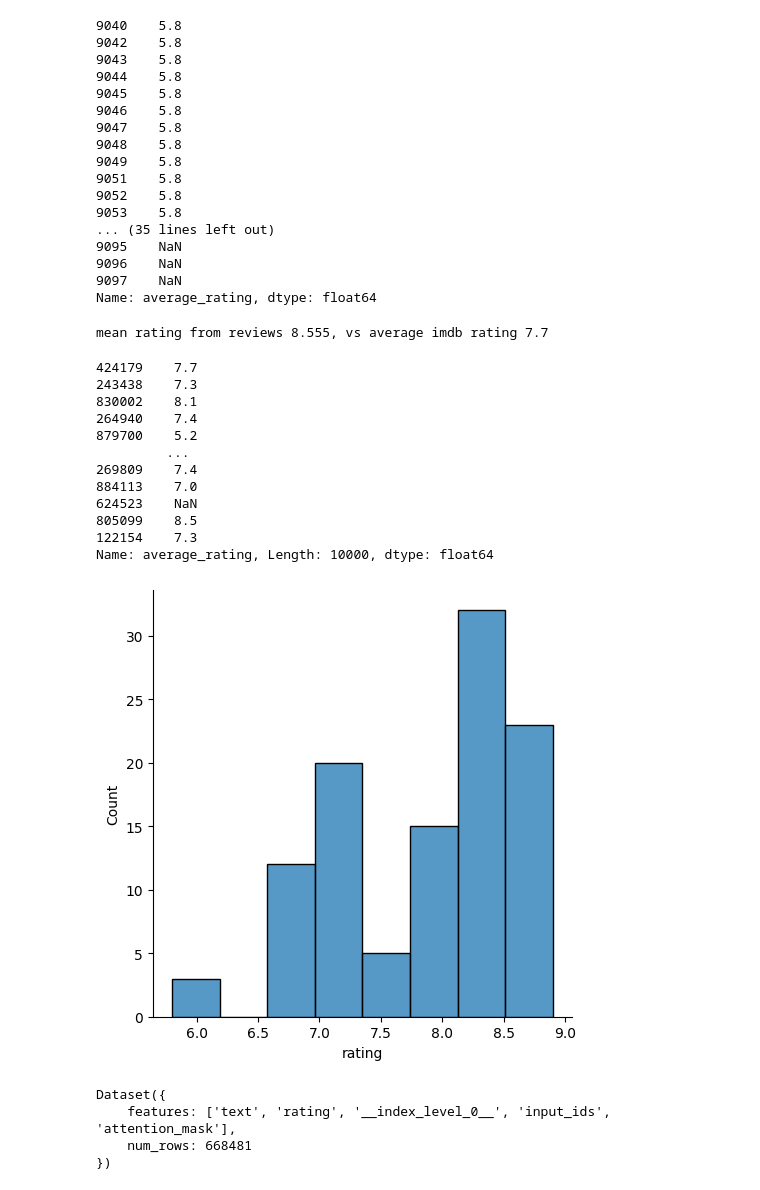
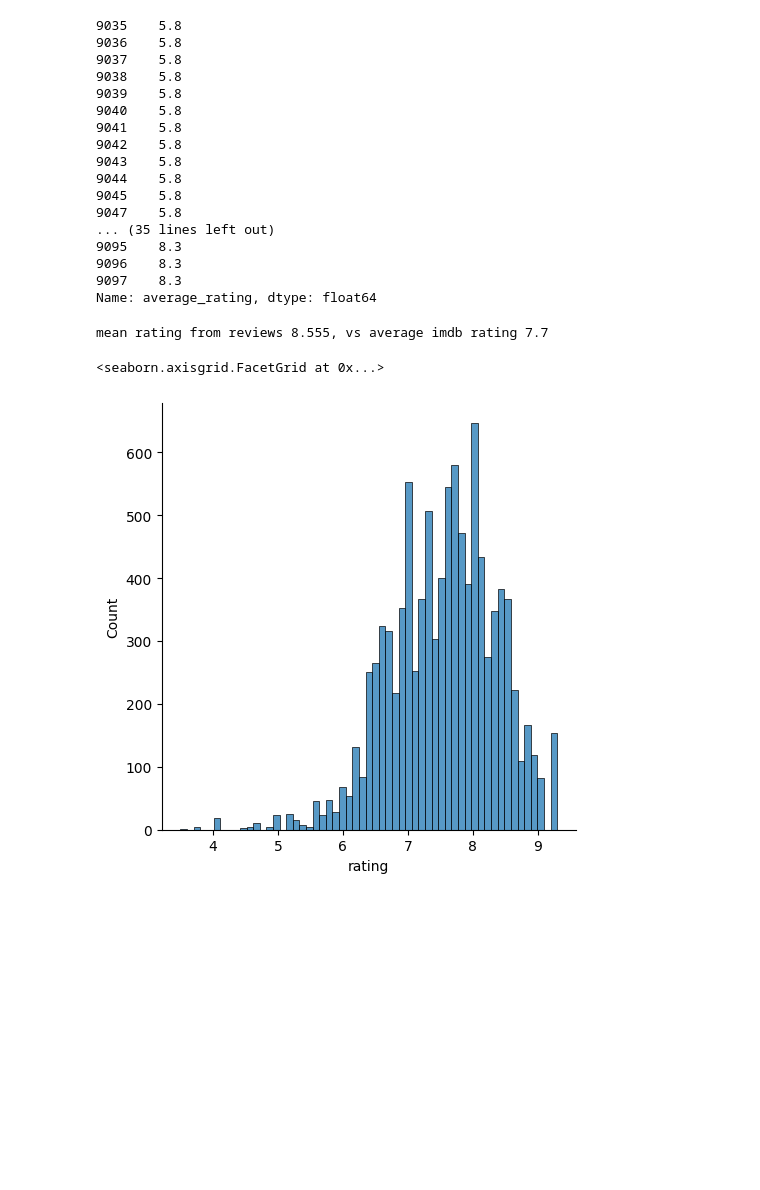
Before and after one commit to lauritswl/NLP_IMDb_Exam, a Jupyter notebook: Scripts/Data_Cleaning.ipynb, the cells around one changed output. Drawn from its saved outputs; the diff is of its cells as text; code cells hidden in the pictures; blank space fills up the shorter version.

Commit message:
Pushing current development to return to NLP ucloud workspace

```diff
--- a/Scripts/Data_Cleaning.ipynb
+++ b/Scripts/Data_Cleaning.ipynb
@@ -3,7 +3,7 @@
 import pandas as pd
 # %%
 # Load dataframe into environment
-#IMDb_dataframe = pd.read_csv('/work/NLP/NLP_IMDb_Exam/Data/review_dataframe.csv')
+IMDb_dataframe = pd.read_csv('/work/NLP/NLP_IMDb_Exam/Data/review_dataframe.csv')
 IMDb_dataframe[IMDb_dataframe['movie_title'] == "2001_ A Space Odyssey"]
 # %% [output]
 |  | movie_title | year | rating | title | review | average_rating |
@@ -39,22 +27,22 @@ Name: 9098, dtype: object
 # %%
 IMDb_dataframe['average_rating'].iloc[8450:8500]
 # %% [output]
+9035    5.8
+9036    5.8
+9037    5.8
+9038    5.8
+9039    5.8
 9040    5.8
+9041    5.8
 9042    5.8
 9043    5.8
 9044    5.8
 9045    5.8
-9046    5.8
 9047    5.8
-9048    5.8
-9049    5.8
-9051    5.8
-9052    5.8
-9053    5.8
 ... (35 lines left out)
-9095    NaN
-9096    NaN
-9097    NaN
+9095    8.3
+9096    8.3
+9097    8.3
 Name: average_rating, dtype: float64
 # %%
 # Find a way to plot distributions of average_rating and infered rating. Also plot difference.
@@ -82,59 +70,21 @@ from transformers import DataCollatorForTokenClassification
 # %%
 from sentence_transformers import SentenceTransformer
 import seaborn as sns
 bertmodel = SentenceTransformer('sentence-transformers/all-MiniLM-L6-v2') # Choose the sentence transformer, most popular used
 
 # Subset of data for testing implementation:
 IMDb_subset = IMDb_dataframe.sample(n=10000, random_state=76)
 
 
 reviews_embedding = bertmodel.encode(IMDb_subset["review"].tolist()) #Embed the reviews in embedding space
+
+
 emb = pd.DataFrame(reviews_embedding) # Pandas dataframe of embeddings
+emb.index = IMDb_subset.index
+
 
 emb['rating'] = pd.to_numeric(IMDb_subset['average_rating'], errors='coerce')
 sns.displot(emb['rating'], )
-pd.to_numeric(IMDb_subset['average_rating'], errors='coerce')
 # %% [output]
-424179    7.7
-243438    7.3
-830002    8.1
-264940    7.4
-879700    5.2
-         ...
-269809    7.4
-884113    7.0
-624523    NaN
-805099    8.5
-122154    7.3
-Name: average_rating, Length: 10000, dtype: float64
+<seaborn.axisgrid.FacetGrid at 0x...>
-[figure, old version]
+[figure, new version]
-# %%
-from datasets import Dataset
-# Create a DataFrame
-df = pd.DataFrame({'text': IMDb_dataframe['review'], 'rating': IMDb_dataframe["average_rating"]})
-# Convert the DataFrame to Hugging Face Dataset
-dataset = Dataset.from_pandas(df)
-
-# Define Tokenizer
-tokenizer = AutoTokenizer.from_pretrained(model_name)
-
-# Tokenize the text in the dataset
-def tokenize_function(examples):
-    return tokenizer(examples['text'], padding="max_length", truncation=True)
-
-# Apply the tokenizer
-dataset = dataset.map(tokenize_function, batched=True)
-
-# Now you have a dataset in a transformer-friendly format
-# You can split it into training and validation sets
-train_test_split = dataset.train_test_split(test_size=0.2)
-train_dataset = train_test_split['train']
-test_dataset = train_test_split['test']
-
-# Check the resulting format
-print(train_dataset)
-# %% [output]
-Dataset({
-    features: ['text', 'rating', '__index_level_0__', 'input_ids', 'attention_mask'],
-    num_rows: 668481
-})
```
Also changed, not shown: parts of 8 cells of this notebook, 2 other files.
